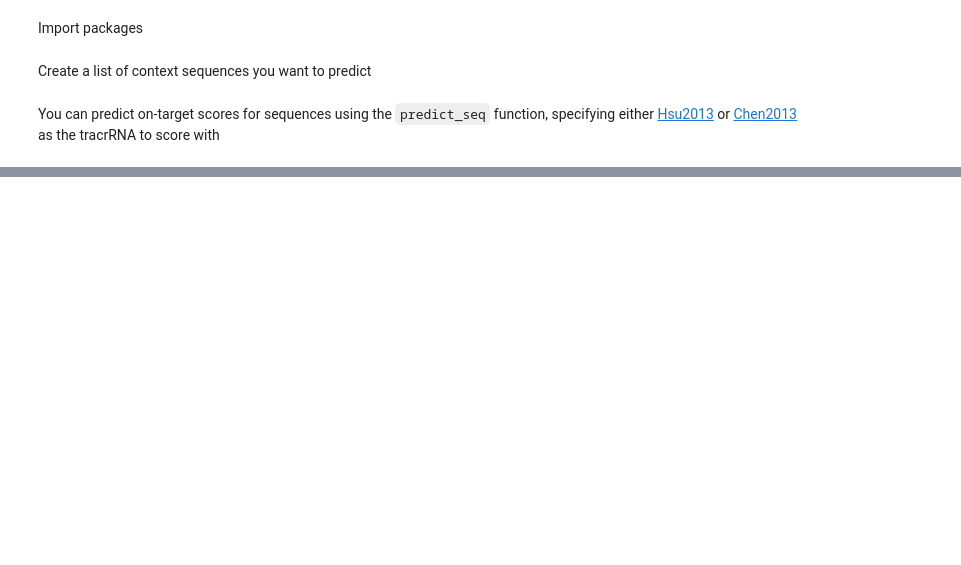
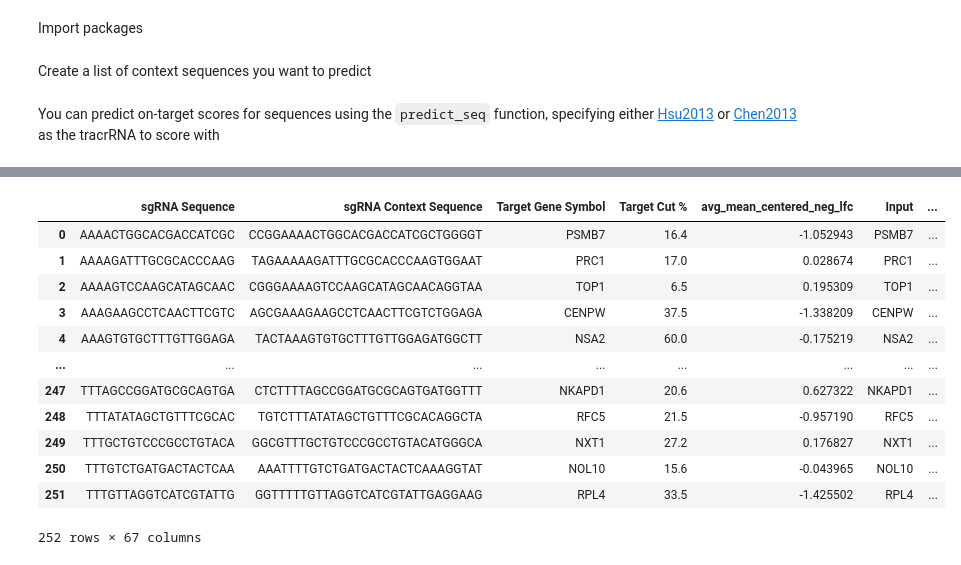
Before and after one commit to gpp-rnd/rs3, a Jupyter notebook: index.ipynb, the cells around one changed output, grey strips where cells are left out. Cells and saved outputs as stored; diff of their text form; code cells hidden in the pictures; blank space fills up the shorter version.

```diff
--- a/index.ipynb
+++ b/index.ipynb
@@ -27,0 +100,20 @@ array([0.28923641, 0.78714099])
+# %%
+gecko_activity_scores = (gecko_activity.merge(scored_designs,
+                                              how='inner',
+                                              on=['sgRNA Sequence', 'sgRNA Context Sequence',
+                                                  'Target Gene Symbol', 'Target Cut %']))
+gecko_activity_scores
+# %% [output]
+|  | sgRNA Sequence | sgRNA Context Sequence | Target Gene Symbol | Target Cut % | avg_mean_centered_neg_lfc | Input | ... |
+| 0 | AAAACTGGCACGACCATCGC | CCGGAAAACTGGCACGACCATCGCTGGGGT | PSMB7 | 16.4 | -1.052943 | PSMB7 | ... |
+| 1 | AAAAGATTTGCGCACCCAAG | TAGAAAAAGATTTGCGCACCCAAGTGGAAT | PRC1 | 17.0 | 0.028674 | PRC1 | ... |
+| 2 | AAAAGTCCAAGCATAGCAAC | CGGGAAAAGTCCAAGCATAGCAACAGGTAA | TOP1 | 6.5 | 0.195309 | TOP1 | ... |
+| 3 | AAAGAAGCCTCAACTTCGTC | AGCGAAAGAAGCCTCAACTTCGTCTGGAGA | CENPW | 37.5 | -1.338209 | CENPW | ... |
+| 4 | AAAGTGTGCTTTGTTGGAGA | TACTAAAGTGTGCTTTGTTGGAGATGGCTT | NSA2 | 60.0 | -0.175219 | NSA2 | ... |
+| ... | ... | ... | ... | ... | ... | ... | ... |
+| 247 | TTTAGCCGGATGCGCAGTGA | CTCTTTTAGCCGGATGCGCAGTGATGGTTT | NKAPD1 | 20.6 | 0.627322 | NKAPD1 | ... |
+| 248 | TTTATATAGCTGTTTCGCAC | TGTCTTTATATAGCTGTTTCGCACAGGCTA | RFC5 | 21.5 | -0.957190 | RFC5 | ... |
+| 249 | TTTGCTGTCCCGCCTGTACA | GGCGTTTGCTGTCCCGCCTGTACATGGGCA | NXT1 | 27.2 | 0.176827 | NXT1 | ... |
+| 250 | TTTGTCTGATGACTACTCAA | AAATTTTGTCTGATGACTACTCAAAGGTAT | NOL10 | 15.6 | -0.043965 | NOL10 | ... |
+| 251 | TTTGTTAGGTCATCGTATTG | GGTTTTTGTTAGGTCATCGTATTGAGGAAG | RPL4 | 33.5 | -1.425502 | RPL4 | ... |
+252 rows × 67 columns
```
Also changed, not shown: parts of 12 cells of this notebook, 3 other files.
